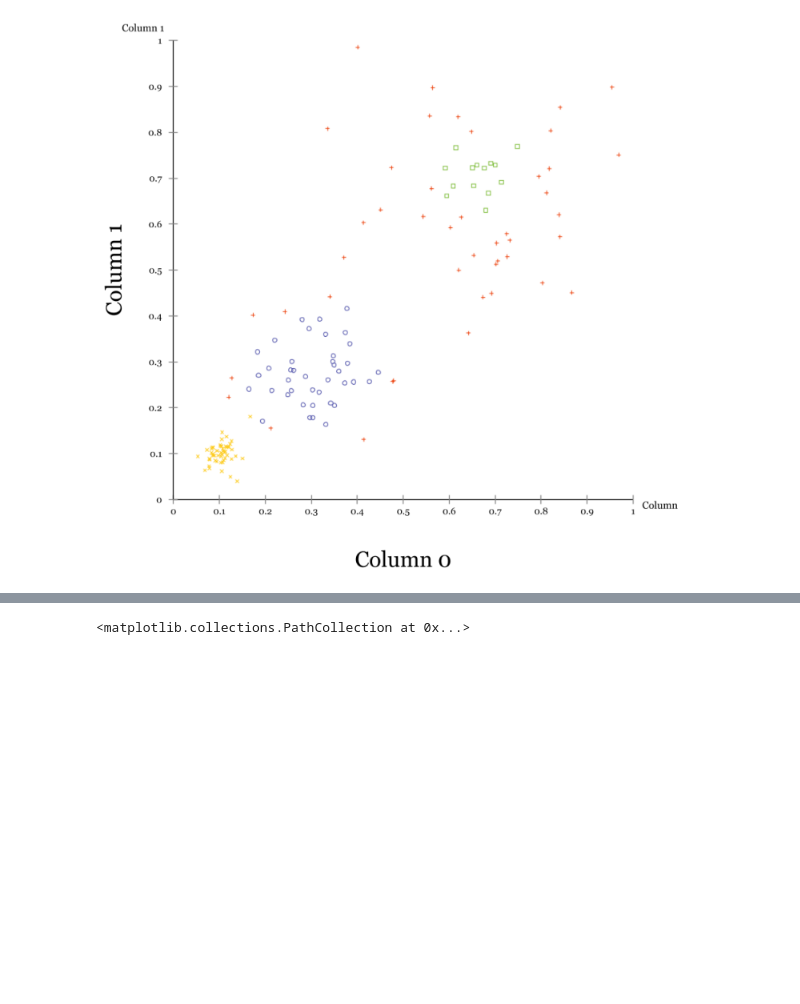
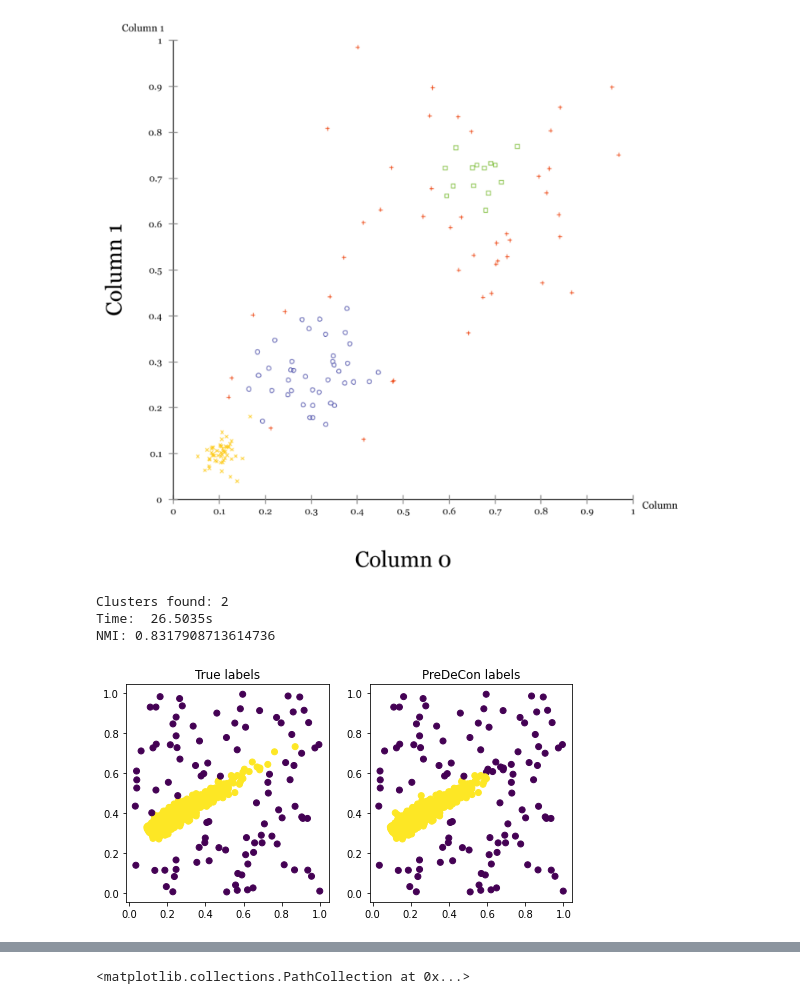
Before and after one commit to Niklas123456789/DM, a Jupyter notebook: src/Algorithm_Testing.ipynb, the cells around one changed output, grey strips where cells are left out. Saved outputs shown, nothing was run; the diff lists cells and outputs as text; code cells hidden in the pictures; blank space fills up the shorter version.

```diff
--- a/src/Algorithm_Testing.ipynb
+++ b/src/Algorithm_Testing.ipynb
@@ -72,3 +71,11 @@ display(Image(os.path.join(base_path_testing, dataset,'1__eps0_7__minPts8__delta
 # %% [output]
 [figure]
 [figure]
+# %%
+dataset = 'gamma-comet'
+clustering(dataset, minPts=25, eps=0.725, delta=0.3, lambda_=2, kappa=100)
+# %% [output]
+Clusters found: 2
+Time:  26.5035s
+NMI: 0.8317908713614736
+[figure, added]
```
Also changed, not shown: parts of 5 cells of this notebook, 1 other file.
